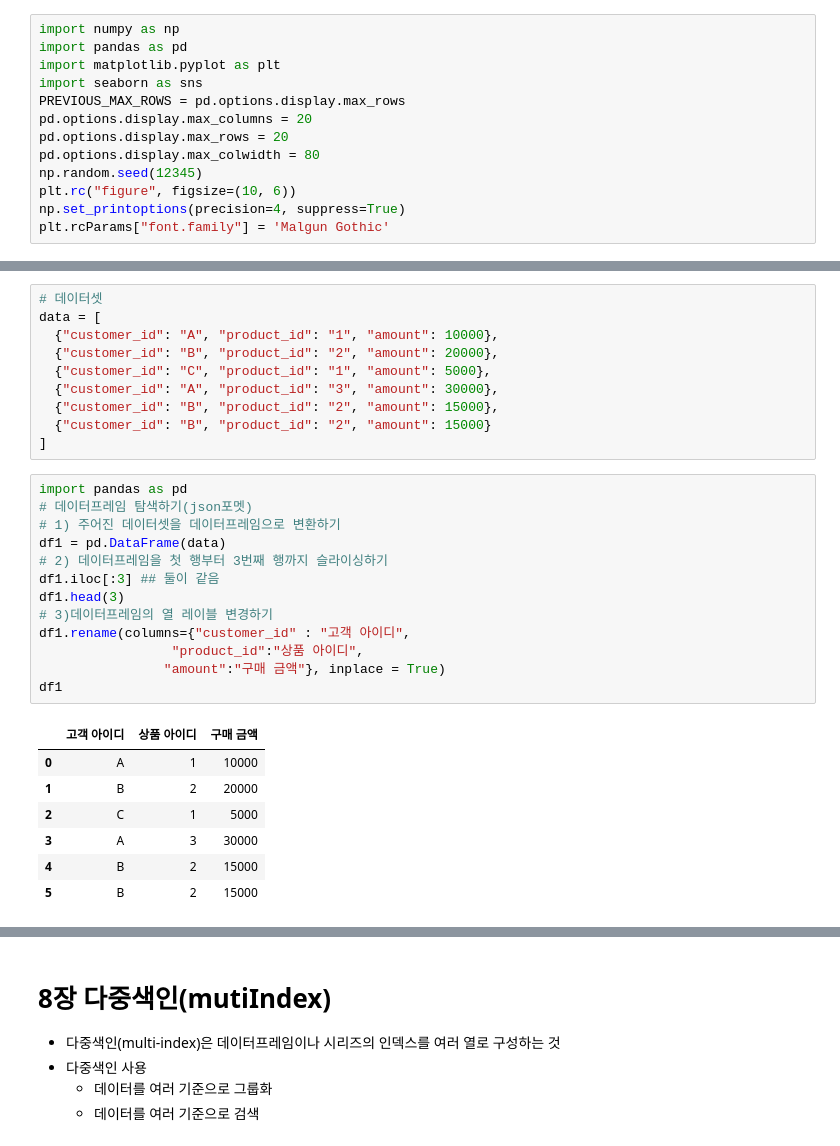
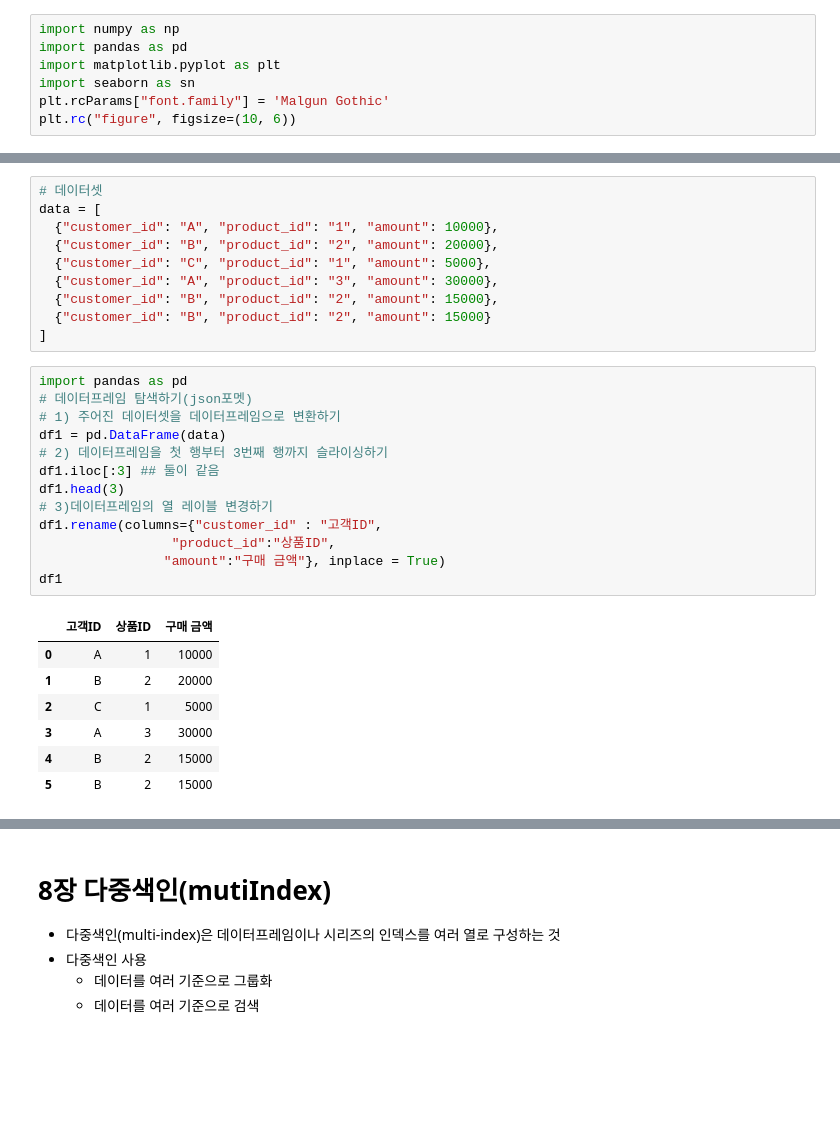
Before and after one commit to novoodi/python_basic_2, a Jupyter notebook: data_analysis_05_01_class.ipynb, the cells around one changed output, grey strips where cells are left out. Saved outputs shown, nothing was run; the diff lists cells and outputs as text; blank space fills up the shorter version.

```diff
--- a/data_analysis_05_01_class.ipynb
+++ b/data_analysis_05_01_class.ipynb
@@ -2,15 +2,9 @@
 import numpy as np
 import pandas as pd
 import matplotlib.pyplot as plt
-import seaborn as sns
-PREVIOUS_MAX_ROWS = pd.options.display.max_rows
-pd.options.display.max_columns = 20
-pd.options.display.max_rows = 20
-pd.options.display.max_colwidth = 80
-np.random.seed(12345)
+import seaborn as sn
+plt.rcParams["font.family"] = 'Malgun Gothic'
 plt.rc("figure", figsize=(10, 6))
-np.set_printoptions(precision=4, suppress=True)
-plt.rcParams["font.family"] = 'Malgun Gothic'
 # %% [markdown]
 # 빅데이터 분석에 필요한 pandas의 데이터프레임의 반드시 알아야하는 핵심 기능(7)(8)(9)(10)
     * 데이터프레임 생성: pd.DataFrame(데이터 셋) 함수를 사용하여 데이터프레임을 생성할 수 있다.
@@ -124,18 +118,18 @@ data = [
 # %%
 import pandas as pd
 # 데이터프레임 탐색하기(json포멧)
 # 1) 주어진 데이터셋을 데이터프레임으로 변환하기
 df1 = pd.DataFrame(data)
 # 2) 데이터프레임을 첫 행부터 3번째 행까지 슬라이싱하기
 df1.iloc[:3] ## 둘이 같음
 df1.head(3)
 # 3)데이터프레임의 열 레이블 변경하기
-df1.rename(columns={"customer_id" : "고객 아이디",
-                 "product_id":"상품 아이디",
+df1.rename(columns={"customer_id" : "고객ID",
+                 "product_id":"상품ID",
                 "amount":"구매 금액"}, inplace = True)
 df1
 # %% [output]
-|  | 고객 아이디 | 상품 아이디 | 구매 금액 |
+|  | 고객ID | 상품ID | 구매 금액 |
 | 0 | A | 1 | 10000 |
 | 1 | B | 2 | 20000 |
 | 2 | C | 1 | 5000 |
```
Also changed, not shown: parts of 27 cells of this notebook.
